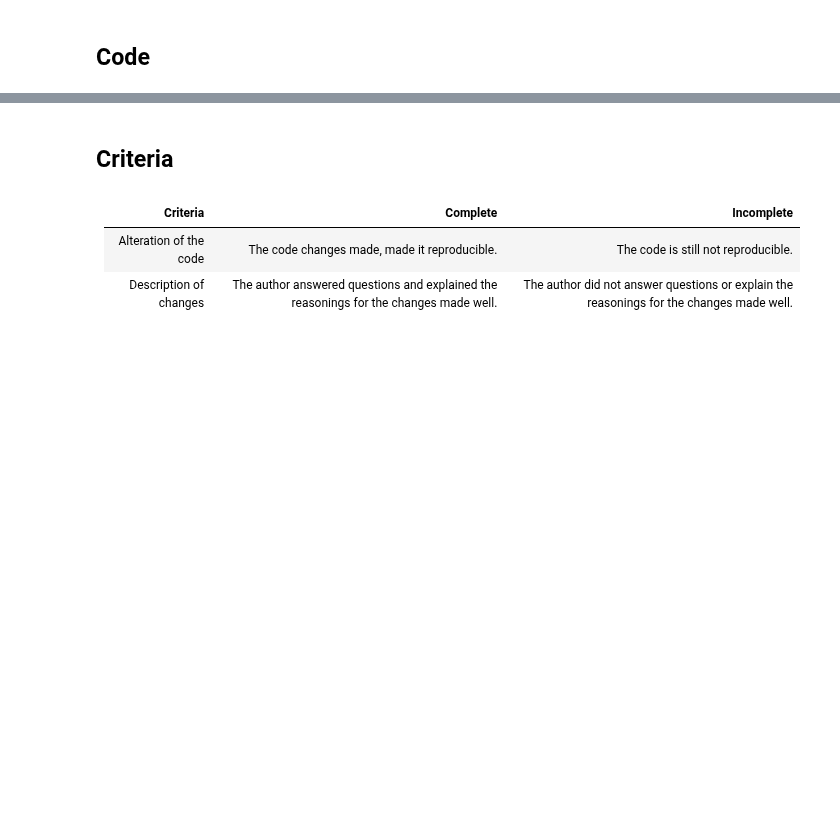
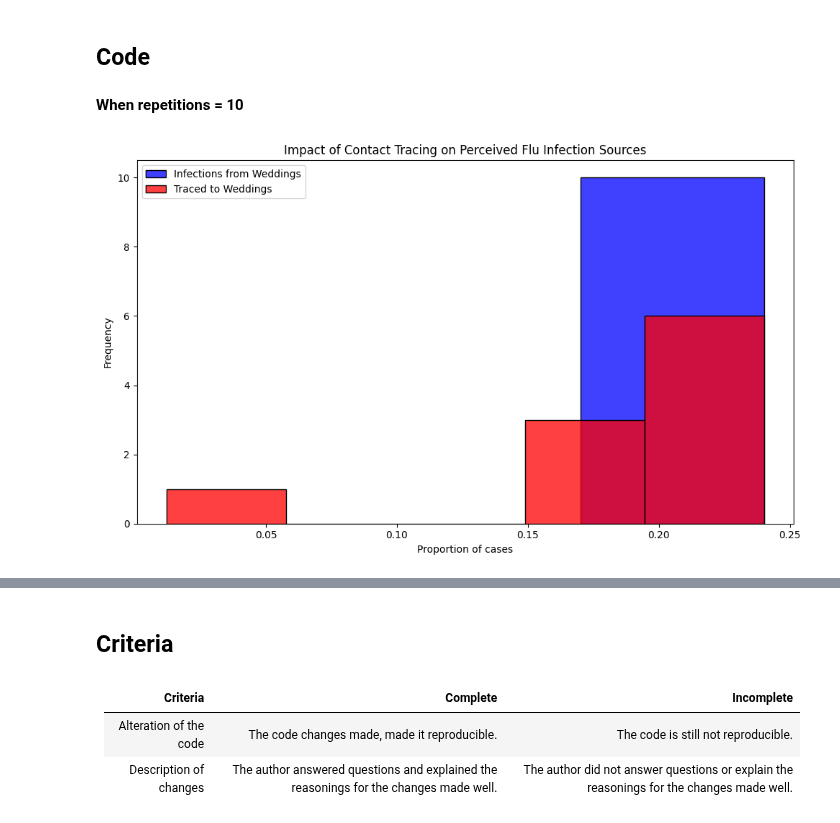
Before and after one commit to UofT-DSI/sampling, a Jupyter notebook: 02_activities/assignments/a1_sampling_and_reproducibility.ipynb, the cells around one changed output, grey strips where cells are left out. Drawn from its saved outputs; the diff is of its cells as text; code cells hidden in the pictures; blank space fills up the shorter version.

```diff
--- a/02_activities/assignments/a1_sampling_and_reproducibility.ipynb
+++ b/02_activities/assignments/a1_sampling_and_reproducibility.ipynb
@@ -11,11 +34,14 @@ Alter the code so that it is reproducible. Describe the changes you made to the
 # %% [markdown]
 ## Code
+# %% [markdown]
+**When repetitions = 10**
 # %%
 # Import necessary libraries
 import pandas as pd
 import numpy as np
 import matplotlib.pyplot as plt
 import seaborn as sns
+
 
 # Note: Suppressing FutureWarnings to maintain a clean output. This is specifically to ignore warnings about
 # deprecated features in the libraries we're using (e.g., 'use_inf_as_na' option in Pandas, used by Seaborn),
@@ -24,6 +50,10 @@ import seaborn as sns
 # these deprecations. Always consider reviewing and removing this suppression after significant library updates.
 import warnings
 warnings.simplefilter(action='ignore', category=FutureWarning)
+
+
+# Set a fixed random seed for reproducibility
+np.random.seed(42)
 
 # Constants representing the parameters of the model
 ATTACK_RATE = 0.10
@@ -66,31 +96,37 @@ def simulate_event(m):
   # Secondary contact tracing based on event attendance
   event_trace_counts = ppl[ppl['traced'] == True]['event'].value_counts()
   events_traced = event_trace_counts[event_trace_counts >= SECONDARY_TRACE_THRESHOLD].index
   ppl.loc[ppl['event'].isin(events_traced) & ppl['infected'], 'traced'] = True
 
   # Calculate proportions of infections and traces attributed to each event type
   ppl['event_type'] = ppl['event'].str[0]  # 'w' for wedding, 'b' for brunch
   wedding_infections = sum(ppl['infected'] & (ppl['event_type'] == 'w'))
   brunch_infections = sum(ppl['infected'] & (ppl['event_type'] == 'b'))
   p_wedding_infections = wedding_infections / (wedding_infections + brunch_infections)
 
   wedding_traces = sum(ppl['infected'] & ppl['traced'] & (ppl['event_type'] == 'w'))
   brunch_traces = sum(ppl['infected'] & ppl['traced'] & (ppl['event_type'] == 'b'))
   p_wedding_traces = wedding_traces / (wedding_traces + brunch_traces)
 
   return p_wedding_infections, p_wedding_traces
 
+
+# Set number of repetitions (change between 10 or 100 as needed)
+num_repeats = 10 # or 100
+
 # Run the simulation 1000 times
-results = [simulate_event(m) for m in range(1000)]
+results = [simulate_event(m) for m in range(num_repeats)]  # or 100
 props_df = pd.DataFrame(results, columns=["Infections", "Traces"])
 
 # Plotting the results
 plt.figure(figsize=(10, 6))
 sns.histplot(props_df['Infections'], color="blue", alpha=0.75, binwidth=0.05, kde=False, label='Infections from Weddings')
 sns.histplot(props_df['Traces'], color="red", alpha=0.75, binwidth=0.05, kde=False, label='Traced to Weddings')
 plt.xlabel("Proportion of cases")
 plt.ylabel("Frequency")
 plt.title("Impact of Contact Tracing on Perceived Flu Infection Sources")
 plt.legend()
 plt.tight_layout()
 plt.show()
+# %% [output]
+[figure, added]
```
Also changed, not shown: parts of 5 cells of this notebook.
